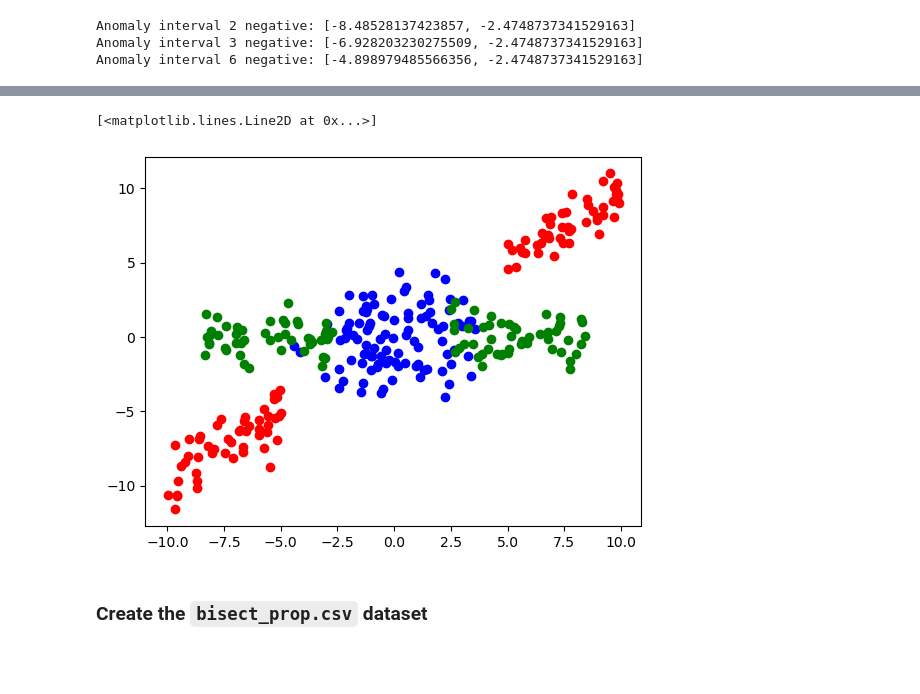
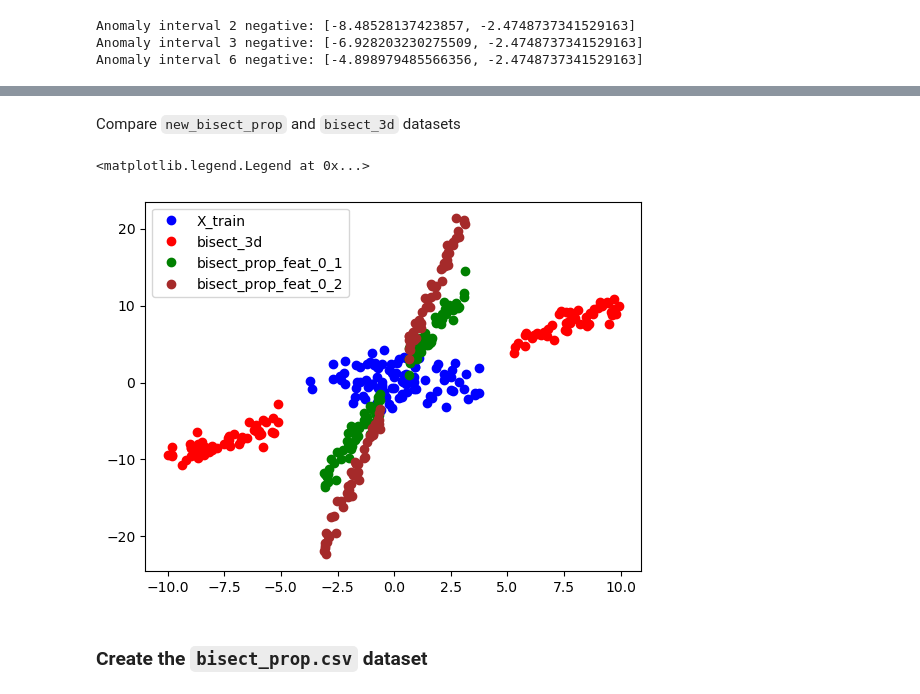
Before and after one commit to alessioarcudi/ExIFFI, a Jupyter notebook: notebooks/synthetic_datasets.ipynb, the cells around one changed output, grey strips where cells are left out. Drawn from its saved outputs; the diff is of its cells as text; code cells hidden in the pictures; blank space fills up the shorter version.

```diff
--- a/notebooks/synthetic_datasets.ipynb
+++ b/notebooks/synthetic_datasets.ipynb
@@ -329 +360,14 @@ def bisect_prop(size,an_int1,an_int2,an_int3,dim=6):
+# %%
+def new_bisect_prop(size,d,v,dim=6):
+    data=np.zeros(shape=(size,dim))
+    x=np.random.uniform(0,5,size=size)
+    u=v/np.linalg.norm(v)
+    data[:,0] = d*u[0]+x*v[0]
+    data[:,1] = d*u[1]+x*v[1] + np.random.normal(0,1,size=size)
+    data[:,2] = d*u[2]+x*v[2] + np.random.normal(0,1,size=size)
+
+    for i in range(3,dim):
+        data[:,i]=np.random.normal(0,1,size=size)
+
+    return data
 # %% [markdown]
@@ -342,10 +401,21 @@ plt.plot(X_bisect_prop[:,0],X_bisect_prop[:,1],'o',color='green')
-# %%
-plt.plot(X_train[:,0],X_train[:,1],'o',color='blue')
-plt.plot(X_bisect_3d[:,0],X_bisect_3d[:,1],'o',color='red')
-plt.plot(X_bisect_prop[:,0],X_bisect_prop[:,3],'o',color='green')
-# %% [output]
-[<matplotlib.lines.Line2D at 0x...>]
-[figure, removed]
+# %% [markdown]
+Compare `new_bisect_prop` and `bisect_3d` datasets
+# %%
+X_train=np.array(generate_random_points_in_ball(100,6,5))
+X_bisect_3d=np.row_stack((bisect(50,5,10,3),bisect(50,-10,-5,3)))
+d=5
+# v=np.array([1,2,3,0,0,0])
+v=np.array([0.5,2,3.5,0,0,0])
+X_bisect_prop=np.row_stack((new_bisect_prop(50,d,v),new_bisect_prop(50,d,-v)))
+X=np.r_[X_train,X_bisect_3d]
+plt.plot(X_train[:,0],X_train[:,1],'o',color='blue',label='X_train')
+plt.plot(X_bisect_3d[:,0],X_bisect_3d[:,1],'o',color='red',label='bisect_3d')
+plt.plot(X_bisect_prop[:,0],X_bisect_prop[:,1],'o',color='green',label='bisect_prop_feat_0_1')
+plt.plot(X_bisect_prop[:,0],X_bisect_prop[:,2],'o',color='brown',label='bisect_prop_feat_0_2')
+plt.legend()
+# %% [output]
+<matplotlib.legend.Legend at 0x...>
+[figure, added]
 # %% [markdown]
 ### Create the `bisect_prop.csv` dataset
 # %%
```
Also changed, not shown: parts of 10 cells of this notebook.
